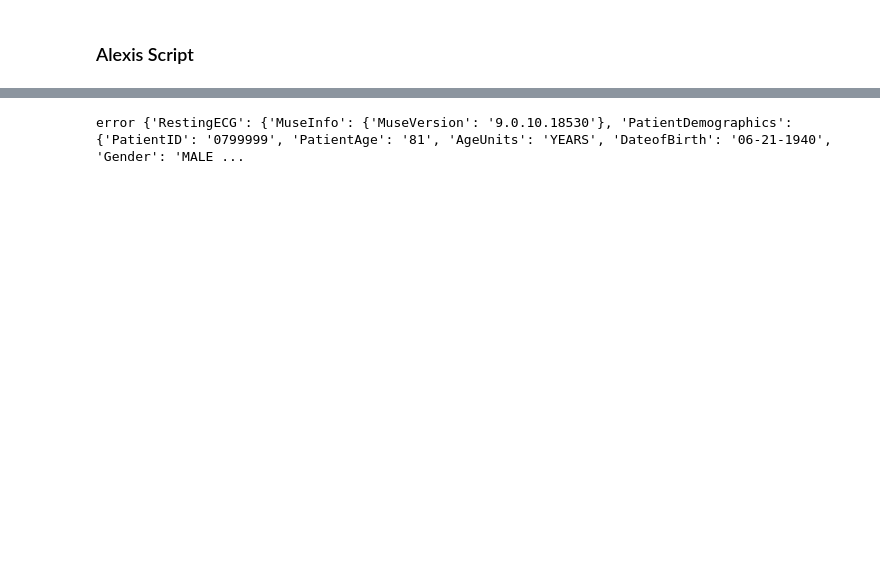
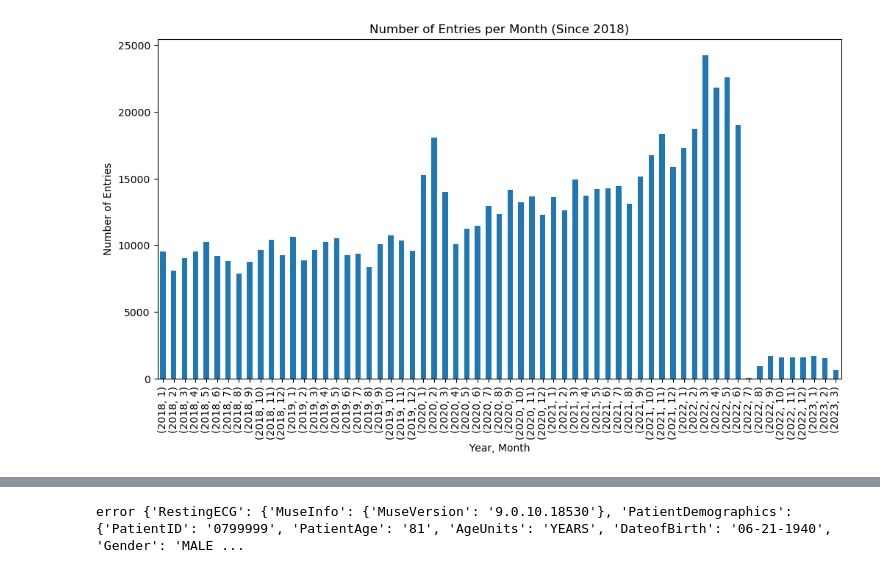
Before and after one commit to HeartWise-AI/DeepECG_Preprocess, a Jupyter notebook: DeepECG_GetFiles.ipynb, the cells around one changed output, grey strips where cells are left out. Cells and saved outputs as stored; diff of their text form; code cells hidden in the pictures; blank space fills up the shorter version.

```diff
--- a/DeepECG_GetFiles.ipynb
+++ b/DeepECG_GetFiles.ipynb
@@ -596,0 +621,6 @@ display(df_describe.())
+# %%
+df_2 = pd.read_csv('/media/data1/anolin/added_label_box_2M.csv')
+# %%
+## Drop df_2['RestingECG_PatientDemographics_PatientID'] that are not integers
+df_2 = df_2[df_2['RestingECG_PatientDemographics_PatientID'].astype(str).str.isnumeric()]
+### This line converts the 'RestingECG_PatientDemographics_PatientID' column to string type, then uses the str.isnumeric() function to filter out any rows where 'RestingECG_PatientDemographics_PatientID' is not numeric.
@@ -597,3 +761,29 @@ display(df_describe.())
+# %%
+import pandas as pd
+import matplotlib.pyplot as plt
+
+# Convert the 'RestingECG_TestDemographics_AcquisitionDate' column to datetime
+df_2['RestingECG_TestDemographics_AcquisitionDate'] = pd.to_datetime(df_2['RestingECG_TestDemographics_AcquisitionDate'])
+
+# Filter the dataframe for entries since 2018
+df_2 = df_2[df_2['RestingECG_TestDemographics_AcquisitionDate'].dt.year >= 2018]
+
+# Create new columns for year and month
+df_2['Year'] = df_2['RestingECG_TestDemographics_AcquisitionDate'].dt.year
+df_2['Month'] = df_2['RestingECG_TestDemographics_AcquisitionDate'].dt.month
+
+# Group by year and month, and count the number of entries
+entries_per_month = df_2.groupby(['Year', 'Month']).size()
+
+# Plot the number of entries per month for each year
+entries_per_month.plot(kind='bar', figsize=(12,6))
+
+plt.xlabel('Year, Month')
+plt.ylabel('Number of Entries')
+plt.title('Number of Entries per Month (Since 2018)')
+plt.show()
+# %% [output]
+[figure, added]
 # %%
 # df_output['ecg_abnormal'] = np.where(df_output['Diagnosis'].str.contains('ECG anormal'), 1, np.where(df_output['Diagnosis'].str.contains('ECG normal'), 0, -1))
 # Remove ECG anormal and ECG normal from diagnosis
@@ -620,2 +806,0 @@ display(df_output["Diagnosis"].value_counts()[0:1000])
-# %% [markdown]
-### Alexis Script
```
Also changed, not shown: parts of 49 cells of this notebook.
